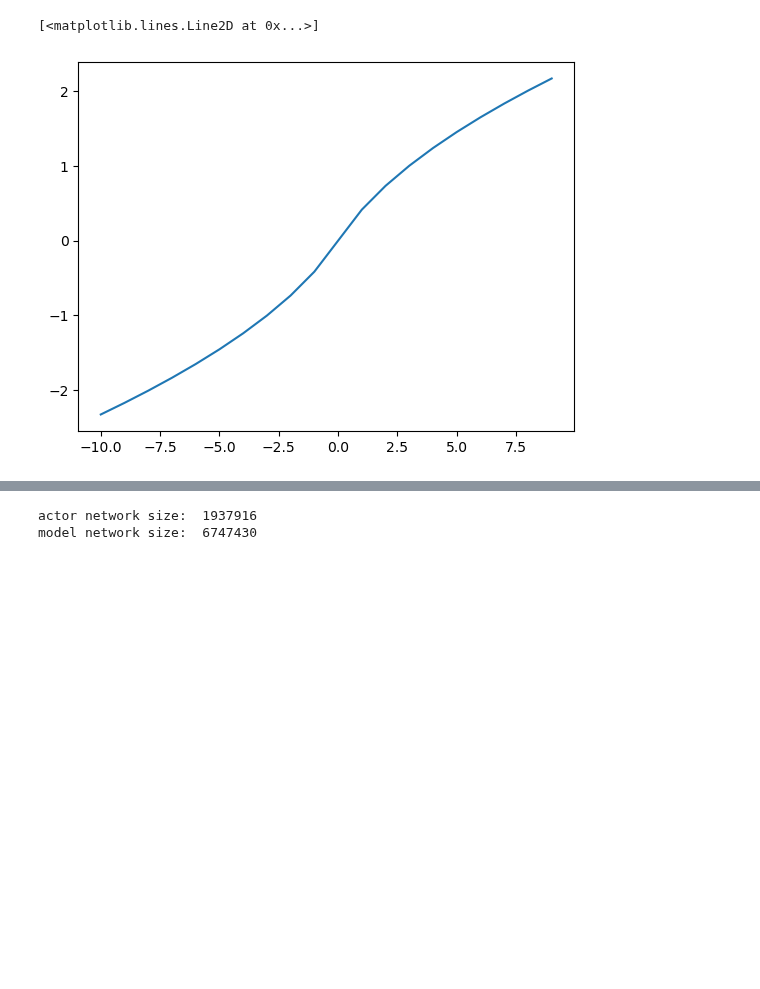
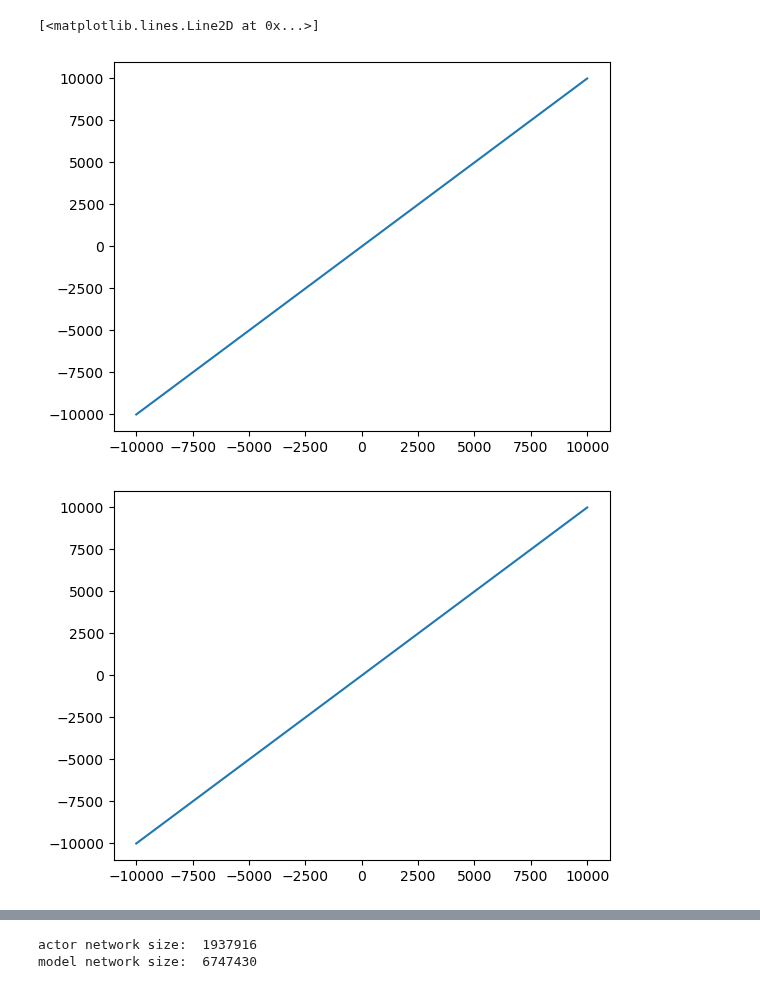
Before and after one commit to tuphs28/thinker_private_planning, a Jupyter notebook: thinker/debug.ipynb, the cells around one changed output, grey strips where cells are left out. Drawn from its saved outputs; the diff is of its cells as text; code cells hidden in the pictures; blank space fills up the shorter version.

Commit message:
enabled reward_transform

```diff
--- a/thinker/debug.ipynb
+++ b/thinker/debug.ipynb
@@ -162,50 +193,56 @@ model_out, gym_env_out = env.reset(model_net)
 # %%
-class RewardOnehot(nn.Module):
+class RewardTran(nn.Module):
     def __init__(self, support=300, eps=0.001):
-        super(RewardOnehot, self).__init__()
+        super(RewardTran, self).__init__()
         self.support = support
         self.eps = eps
         self.dec = torch.arange(-support, support + 1, 1)
+        self.encoded_n = 2 * self.support + 1
 
     def forward(self, x):
-        """encode the scalar reward or values to one-hot encoding
-        according to MuZero"""
+        """encode the unencoded scalar reward or values to encoded scalar and encoded vector according to MuZero"""
         with torch.no_grad():
             sup, eps = self.support, self.eps
             enc_s = torch.sign(x)*(torch.sqrt(torch.abs(x)+1)-1)+eps*x
             enc_s = torch.clamp(enc_s, -sup, +sup)
             enc_v = torch.zeros(enc_s.shape+(2*sup+1,), dtype=torch.float32, device=enc_s.device)
             enc_s_floor = torch.floor(enc_s)
             enc_v_reminder = enc_s - enc_s_floor
             enc_s_floor = enc_s_floor.long().unsqueeze(-1)
             enc_v.scatter_(-1, torch.clamp_max(sup+enc_s_floor+1, 2*sup) , enc_v_reminder.unsqueeze(-1))
             enc_v.scatter_(-1, sup+enc_s_floor, 1-enc_v_reminder.unsqueeze(-1))
-            self.enc_s = enc_s
-            return enc_v
+            return enc_s, enc_v
 
     def decode(self, x):
-        """dncode the one-hot encoding to scalar according to MuZero"""
+        """dncode the encoded vector to encoded scalar and unencoded scalar according to MuZero"""
         with torch.no_grad():
             sup, eps = 300, 0.001
             dec = torch.arange(-sup, sup+1, 1)
-            dec_v = torch.sum(dec*x, dim=-1)
-            return torch.sign(dec_v)*(torch.square((torch.sqrt(1+4*eps*(torch.abs(dec_v)+1+eps))-1)/(2*eps)) - 1)
+            enc_s = torch.sum(dec*x, dim=-1)
+            dec_s = torch.sign(enc_s)*(torch.square((torch.sqrt(1+4*eps*(torch.abs(enc_s)+1+eps))-1)/(2*eps)) - 1)
+            return enc_s, dec_s
 
 def reward_enc(x, sup=300, eps=0.0001):
-    return torch.sign(x)*(torch.sqrt(torch.abs(x)+1)-1)+eps*x
+    enc_s = torch.sign(x)*(torch.sqrt(torch.abs(x)+1)-1)+eps*x
+    enc_s = torch.clamp(enc_s, -sup, +sup)
+    return enc_s
 
 def reward_dec(x, sup=300, eps=0.0001):
     return torch.sign(x)*(torch.square((torch.sqrt(1+4*eps*(torch.abs(x)+1+eps))-1)/(2*eps)) - 1)
 
 
-
-
 rewardTran = RewardTran()
-x = np.arange(-10, 10, 1)
+x = np.arange(-10000, 10000, 1)
 x = torch.tensor(x)
-y = rewardTran(x)
-x_ = rewardTran.decode(y)
-plt.plot(x, rewardTran.enc_s)
+enc_s, y = rewardTran(x)
+enc_s_, x_ = rewardTran.decode(y)
+plt.figure(0)
+plt.plot(x, reward_dec(reward_enc(x)))
+plt.figure(1)
+plt.plot(x, x_)
+plt.figure(2)
+plt.plot(x, enc_s)
 # %% [output]
 [<matplotlib.lines.Line2D at 0x...>]
-[figure, old version]
+[figure, new version]
+[figure, added]
```
Also changed, not shown: parts of 3 cells of this notebook, 7 other files.
